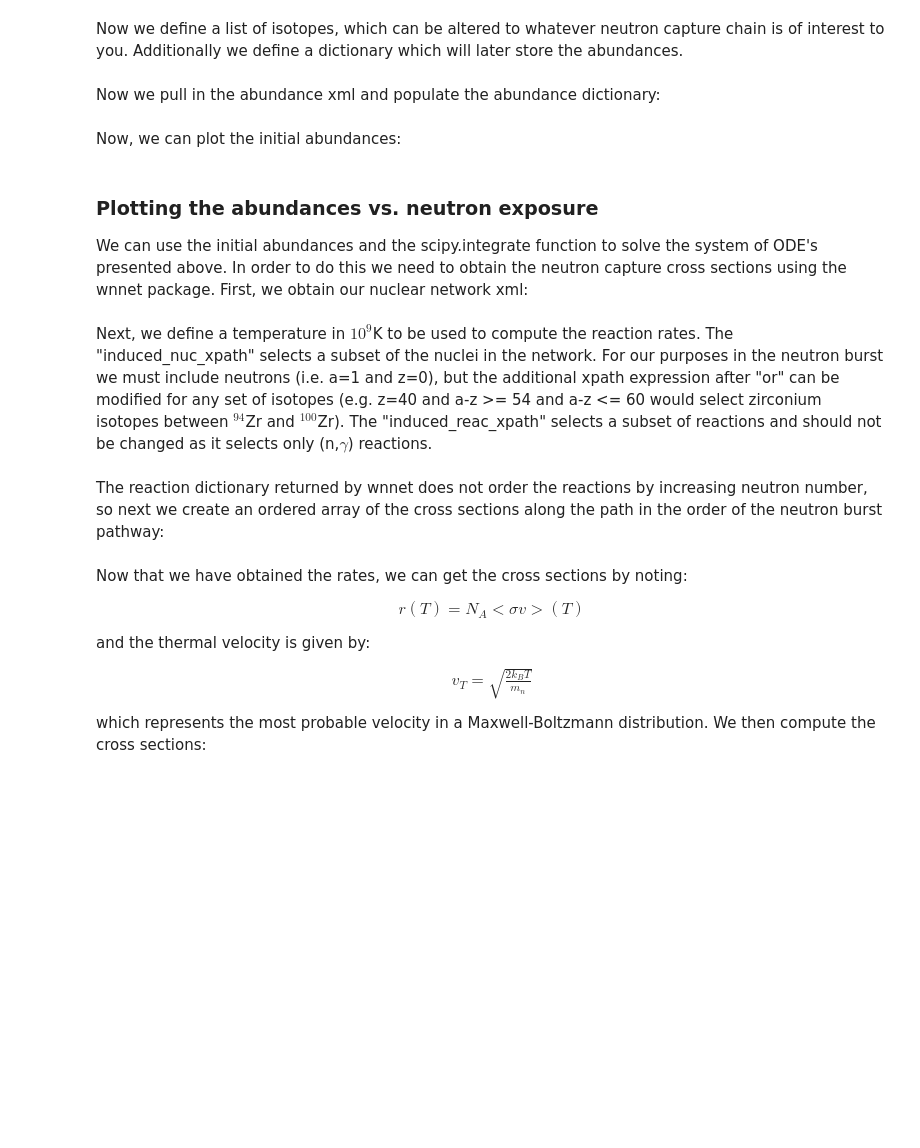
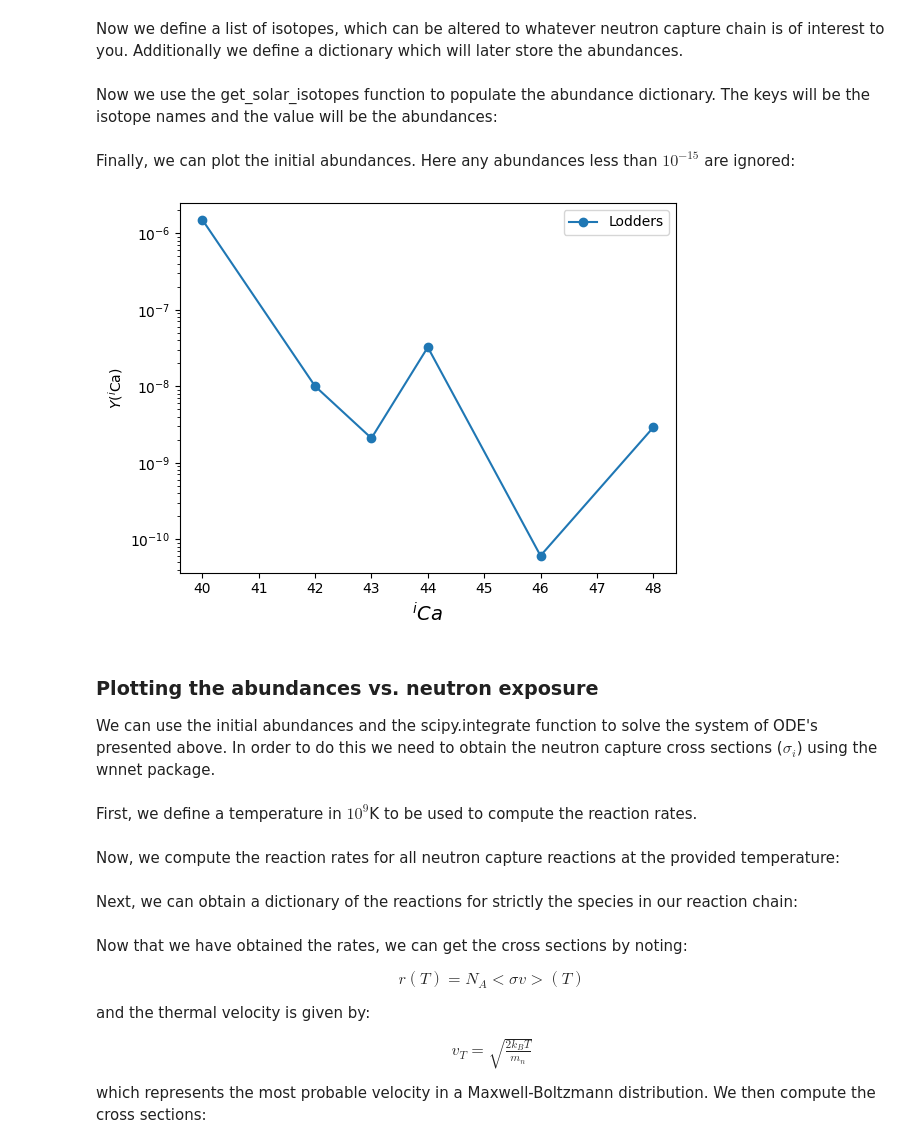
Before and after one commit to lucaswalls18/neutron_burst, a Jupyter notebook: numerical_solution.ipynb, the cells around one changed output. Cells and saved outputs as stored; diff of their text form; code cells hidden in the pictures; blank space fills up the shorter version.

```diff
--- a/numerical_solution.ipynb
+++ b/numerical_solution.ipynb
@@ -57,47 +66,46 @@ As a starting point, we will take the initial abundances to be that of solar (Lo
 # %%
-solar_xml = wx.Xml(
-        io.BytesIO(requests.get("https://osf.io/w8ktc/download").content))
 def get_solar_isotopes(isotopes):
     solar_data = solar_xml.get_zone_data()
     x_solar = solar_data["0"]["mass fractions"]
 
     abunds = []
-    names = []
     a = []
 
     for isotope in isotopes:
         tup = solar_xml.get_z_a_state_from_nuclide_name(isotope)
         s_tup = (isotope, tup[0], tup[1])
         a.append(s_tup[2])
-        names.append(isotope)
         if s_tup in x_solar:
             abunds.append(x_solar[s_tup] / tup[1])
         else:
             abunds.append(0)
 
-    return a, names, abunds
+    return a, abunds
 # %% [markdown]
 Now we define a list of isotopes, which can be altered to whatever neutron capture chain is of interest to you. Additionally we define a dictionary which will later store the abundances.
 # %%
 species = ['ca40','ca41','ca42','ca43','ca44','ca45','ca46','ca47','ca48','ca49','ca50']
 abund_dict = {}
 # %% [markdown]
-Now we pull in the abundance xml and populate the abundance dictionary:
+Now we use the get_solar_isotopes function to populate the abundance dictionary. The keys will be the isotope names and the value will be the abundances:
 # %%
-a, names, solar_abunds = get_solar_isotopes(species)
+a, solar_abunds = get_solar_isotopes(species)
 for i in range(len(solar_abunds)):
-    abund_dict[names[i]] = solar_abunds[i]
+    abund_dict[species[i]] = solar_abunds[i]
 # %% [markdown]
-Now, we can plot the initial abundances:
+Finally, we can plot the initial abundances. Here any abundances less than $10^{-15}$ are ignored:
 # %%
 fig, ax = plt.subplots()
 ax.plot([a[i] for i in range(len(solar_abunds)) if solar_abunds[i] >= 1e-15],
         [vals for keys, vals in abund_dict.items() if vals >= 1e-15], 'o-', label = 'Lodders')
 ax.set_yscale('log')
 ax.set_xlabel(r'$^{i} Ca$', fontsize = 14)
+ax.set_ylabel(r'$Y$($^i$Ca)')
 ax.legend()
 plt.show()
+# %% [output]
+[figure, added]
 # %% [markdown]
 ### Plotting the abundances vs. neutron exposure
 
-We can use the initial abundances and the scipy.integrate function to solve the system of ODE's presented above. In order to do this we need to obtain the neutron capture cross sections using the wnnet package. First, we obtain our nuclear network xml:
+We can use the initial abundances and the scipy.integrate function to solve the system of ODE's presented above. In order to do this we need to obtain the neutron capture cross sections ($\sigma_i$) using the wnnet package.
@@ -106,4 +112,4 @@ net = wn.net.Net(io.BytesIO(requests.get('https://osf.io/vqhxr/download').conten
 # %% [markdown]
-Next, we define a temperature in $10^9$K to be used to compute the reaction rates. The "induced_nuc_xpath" selects a subset of the nuclei in the network. For our purposes in the neutron burst we must include neutrons (i.e. a=1 and z=0), but the additional xpath expression after "or" can be modified for any set of isotopes (e.g. z=40 and a-z >= 54 and a-z <= 60 would select zirconium isotopes between $^{94}$Zr and $^{100}$Zr). The "induced_reac_xpath" selects a subset of reactions and should not be changed as it selects only (n,$\gamma$) reactions.
+First, we define a temperature in $10^9$K to be used to compute the reaction rates.
 # %%
 t9 = 3
@@ -115,0 +116,2 @@ for key, values in list(reacs.items()):
+# %% [markdown]
+Now, we compute the reaction rates for all neutron capture reactions at the provided temperature:
@@ -116,4 +124,4 @@ for key, values in list(reacs.items()):
 # %% [markdown]
-The reaction dictionary returned by wnnet does not order the reactions by increasing neutron number, so next we create an ordered array of the cross sections along the path in the order of the neutron burst pathway:
+Next, we can obtain a dictionary of the reactions for strictly the species in our reaction chain:
 # %%
 ordered_dict = {}
```
Also changed, not shown: parts of 25 cells of this notebook.
